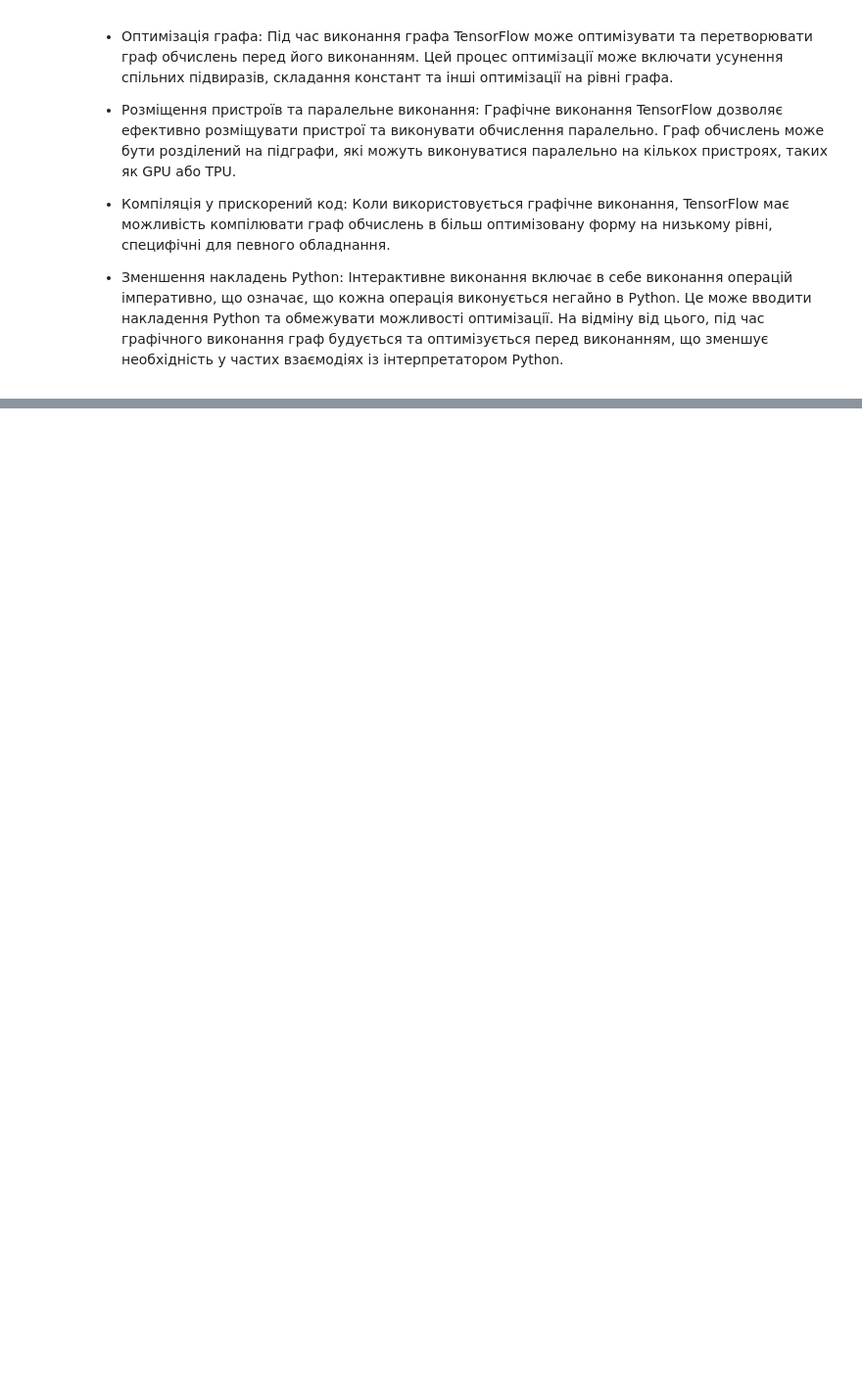
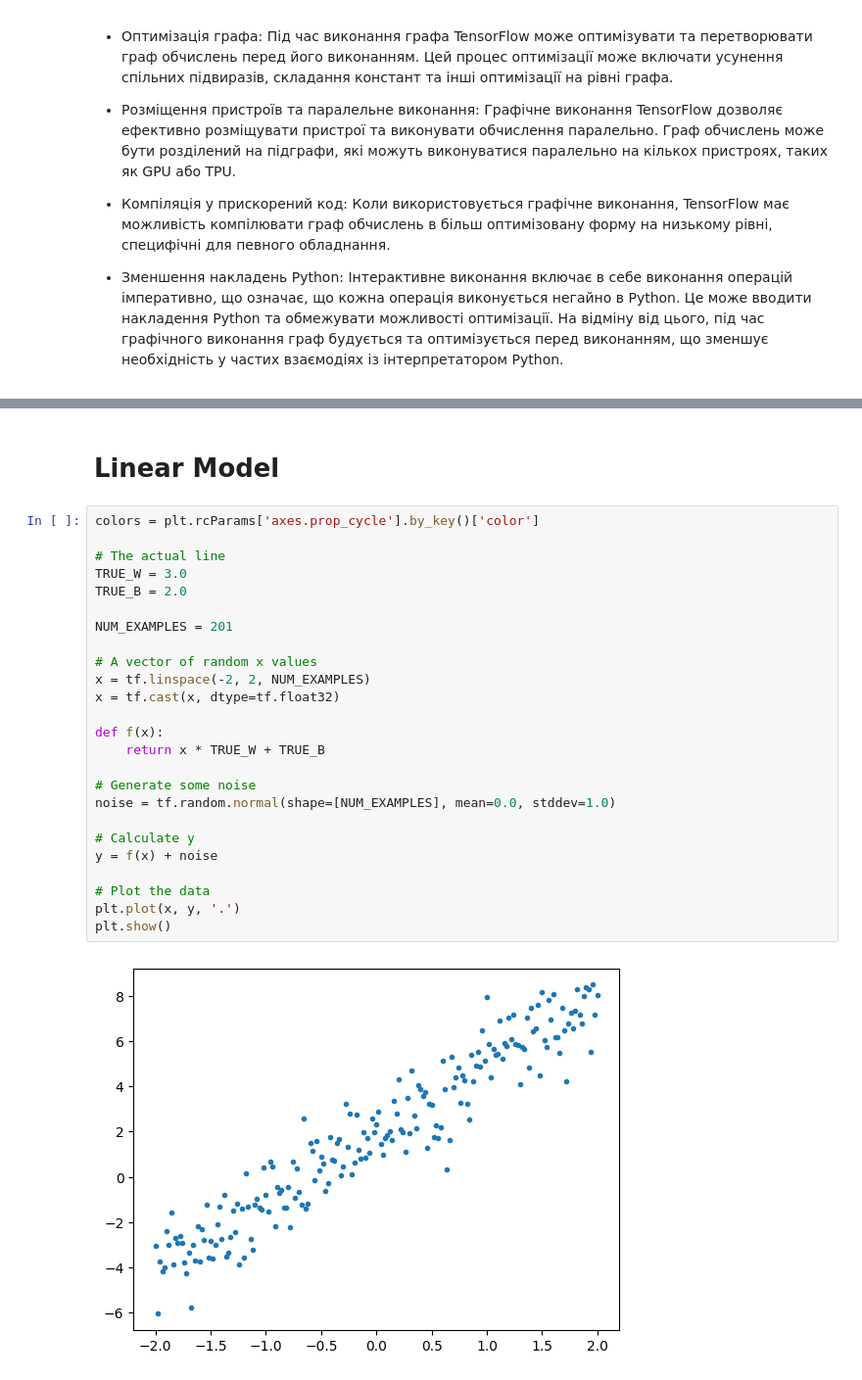
Before and after one commit to pm012/DataScience_sandbox, a Jupyter notebook: notebooks/module8/module_8_02_Tensorflow_Pytorch.ipynb, the cells around one changed output, grey strips where cells are left out. Shown at 98% size. Drawn from its saved outputs; the diff is of its cells as text; blank space fills up the shorter version.

Commit message:
tensorflow and pytorch examples

```diff
--- a/notebooks/module8/module_8_02_Tensorflow_Pytorch.ipynb
+++ b/notebooks/module8/module_8_02_Tensorflow_Pytorch.ipynb
@@ -260,0 +392,29 @@ Graph execution: 1.6917756969996844 seconds
+# %% [markdown]
+# Linear Model
+# %%
+colors = plt.rcParams['axes.prop_cycle'].by_key()['color']
+
+# The actual line
+TRUE_W = 3.0
+TRUE_B = 2.0
+
+NUM_EXAMPLES = 201
+
+# A vector of random x values
+x = tf.linspace(-2, 2, NUM_EXAMPLES)
+x = tf.cast(x, dtype=tf.float32)
+
+def f(x):
+    return x * TRUE_W + TRUE_B
+
+# Generate some noise
+noise = tf.random.normal(shape=[NUM_EXAMPLES], mean=0.0, stddev=1.0)
+
+# Calculate y
+y = f(x) + noise
+
+# Plot the data
+plt.plot(x, y, '.')
+plt.show()
+# %% [output]
+[figure, added]
```
Also changed, not shown: parts of 24 cells of this notebook, 2 other files.
